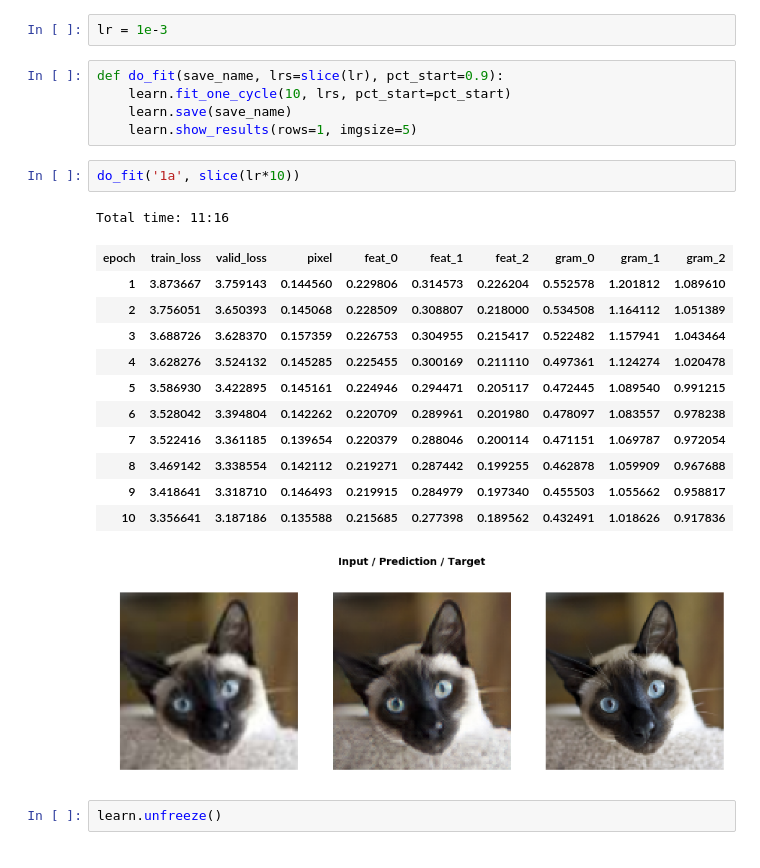
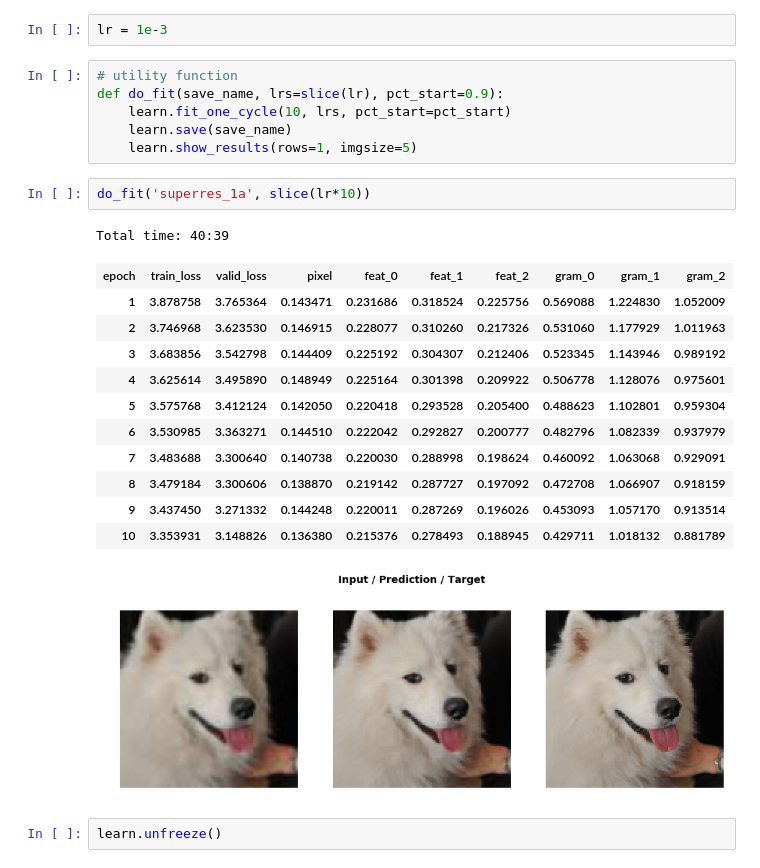
Before and after one commit to cedrickchee/fastai-course-v3, a Jupyter notebook: nbs/dl1/lesson7-superres_20190110.ipynb, the cells around one changed output. Drawn from its saved outputs; the diff is of its cells as text.

Commit message:
Complete lesson 7 feat losses for super res notebook

```diff
--- a/nbs/dl1/lesson7-superres_20190110.ipynb
+++ b/nbs/dl1/lesson7-superres_20190110.ipynb
@@ -119,26 +152,27 @@ LR Finder is complete, type {learner_name}.recorder.plot() to see the graph.
 # %%
 lr = 1e-3
 # %%
+# utility function
 def do_fit(save_name, lrs=slice(lr), pct_start=0.9):
     learn.fit_one_cycle(10, lrs, pct_start=pct_start)
     learn.save(save_name)
     learn.show_results(rows=1, imgsize=5)
 # %%
-do_fit('1a', slice(lr*10))
+do_fit('superres_1a', slice(lr*10))
 # %% [output]
-Total time: 11:16
+Total time: 40:39
 | epoch | train_loss | valid_loss | pixel | feat_0 | feat_1 | feat_2 | gram_0 | gram_1 | gram_2 |
-| 1 | 3.873667 | 3.759143 | 0.144560 | 0.229806 | 0.314573 | 0.226204 | 0.552578 | 1.201812 | 1.089610 |
-| 2 | 3.756051 | 3.650393 | 0.145068 | 0.228509 | 0.308807 | 0.218000 | 0.534508 | 1.164112 | 1.051389 |
-| 3 | 3.688726 | 3.628370 | 0.157359 | 0.226753 | 0.304955 | 0.215417 | 0.522482 | 1.157941 | 1.043464 |
-| 4 | 3.628276 | 3.524132 | 0.145285 | 0.225455 | 0.300169 | 0.211110 | 0.497361 | 1.124274 | 1.020478 |
-| 5 | 3.586930 | 3.422895 | 0.145161 | 0.224946 | 0.294471 | 0.205117 | 0.472445 | 1.089540 | 0.991215 |
-| 6 | 3.528042 | 3.394804 | 0.142262 | 0.220709 | 0.289961 | 0.201980 | 0.478097 | 1.083557 | 0.978238 |
-| 7 | 3.522416 | 3.361185 | 0.139654 | 0.220379 | 0.288046 | 0.200114 | 0.471151 | 1.069787 | 0.972054 |
-| 8 | 3.469142 | 3.338554 | 0.142112 | 0.219271 | 0.287442 | 0.199255 | 0.462878 | 1.059909 | 0.967688 |
-| 9 | 3.418641 | 3.318710 | 0.146493 | 0.219915 | 0.284979 | 0.197340 | 0.455503 | 1.055662 | 0.958817 |
-| 10 | 3.356641 | 3.187186 | 0.135588 | 0.215685 | 0.277398 | 0.189562 | 0.432491 | 1.018626 | 0.917836 |
+| 1 | 3.878758 | 3.765364 | 0.143471 | 0.231686 | 0.318524 | 0.225756 | 0.569088 | 1.224830 | 1.052009 |
+| 2 | 3.746968 | 3.623530 | 0.146915 | 0.228077 | 0.310260 | 0.217326 | 0.531060 | 1.177929 | 1.011963 |
+| 3 | 3.683856 | 3.542798 | 0.144409 | 0.225192 | 0.304307 | 0.212406 | 0.523345 | 1.143946 | 0.989192 |
+| 4 | 3.625614 | 3.495890 | 0.148949 | 0.225164 | 0.301398 | 0.209922 | 0.506778 | 1.128076 | 0.975601 |
+| 5 | 3.575768 | 3.412124 | 0.142050 | 0.220418 | 0.293528 | 0.205400 | 0.488623 | 1.102801 | 0.959304 |
+| 6 | 3.530985 | 3.363271 | 0.144510 | 0.222042 | 0.292827 | 0.200777 | 0.482796 | 1.082339 | 0.937979 |
+| 7 | 3.483688 | 3.300640 | 0.140738 | 0.220030 | 0.288998 | 0.198624 | 0.460092 | 1.063068 | 0.929091 |
+| 8 | 3.479184 | 3.300606 | 0.138870 | 0.219142 | 0.287727 | 0.197092 | 0.472708 | 1.066907 | 0.918159 |
+| 9 | 3.437450 | 3.271332 | 0.144248 | 0.220011 | 0.287269 | 0.196026 | 0.453093 | 1.057170 | 0.913514 |
+| 10 | 3.353931 | 3.148826 | 0.136380 | 0.215376 | 0.278493 | 0.188945 | 0.429711 | 1.018132 | 0.881789 |
-[figure, old version]
+[figure, new version]
 # %%
 learn.unfreeze()
 # %%
```
Also changed, not shown: parts of 40 cells of this notebook.
